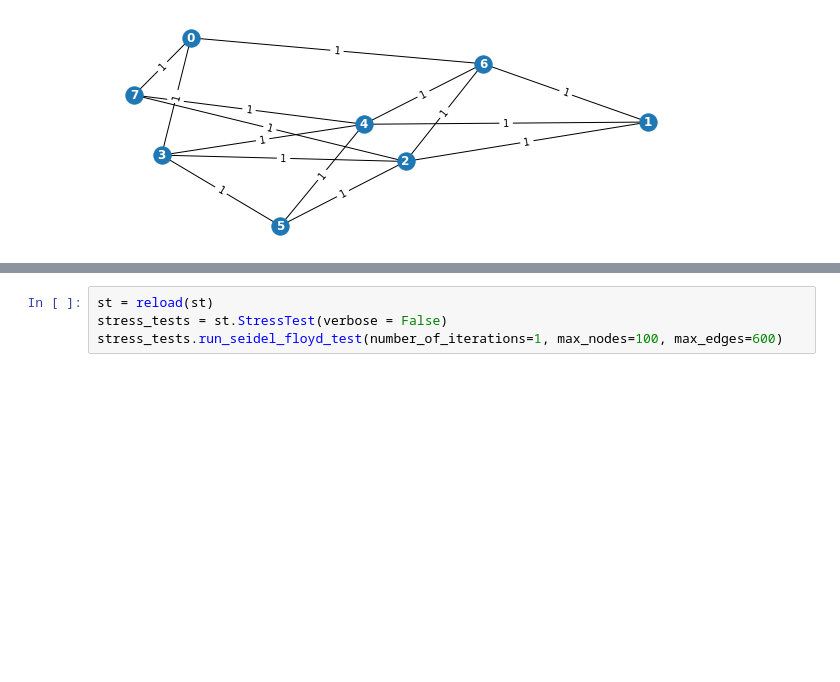
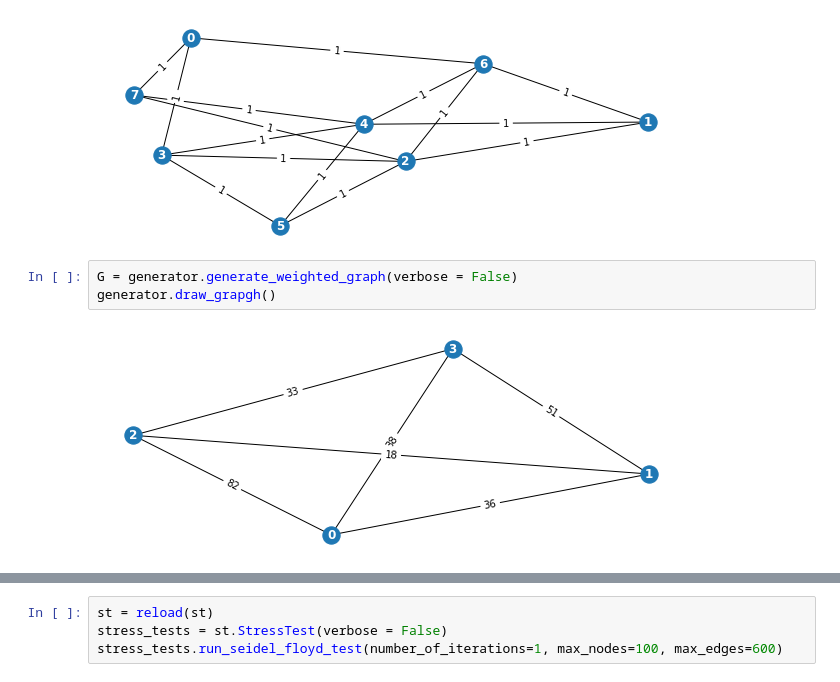
Before and after one commit to VirtualRoyalty/ShortestPathProblem, a Jupyter notebook: main.ipynb, the cells around one changed output, grey strips where cells are left out. Drawn from its saved outputs; the diff is of its cells as text; blank space fills up the shorter version.

```diff
--- a/main.ipynb
+++ b/main.ipynb
@@ -24,6 +29,11 @@ G = generator.generate_weighted_graph(w_range=(1,1), verbose = False)
 generator.draw_grapgh()
 # %% [output]
 [figure]
+# %%
+G = generator.generate_weighted_graph(verbose = False)
+generator.draw_grapgh()
+# %% [output]
+[figure, added]
 # %%
 stress_tests = st.StressTest(verbose = False)
 
```
Also changed, not shown: parts of 6 cells of this notebook.
